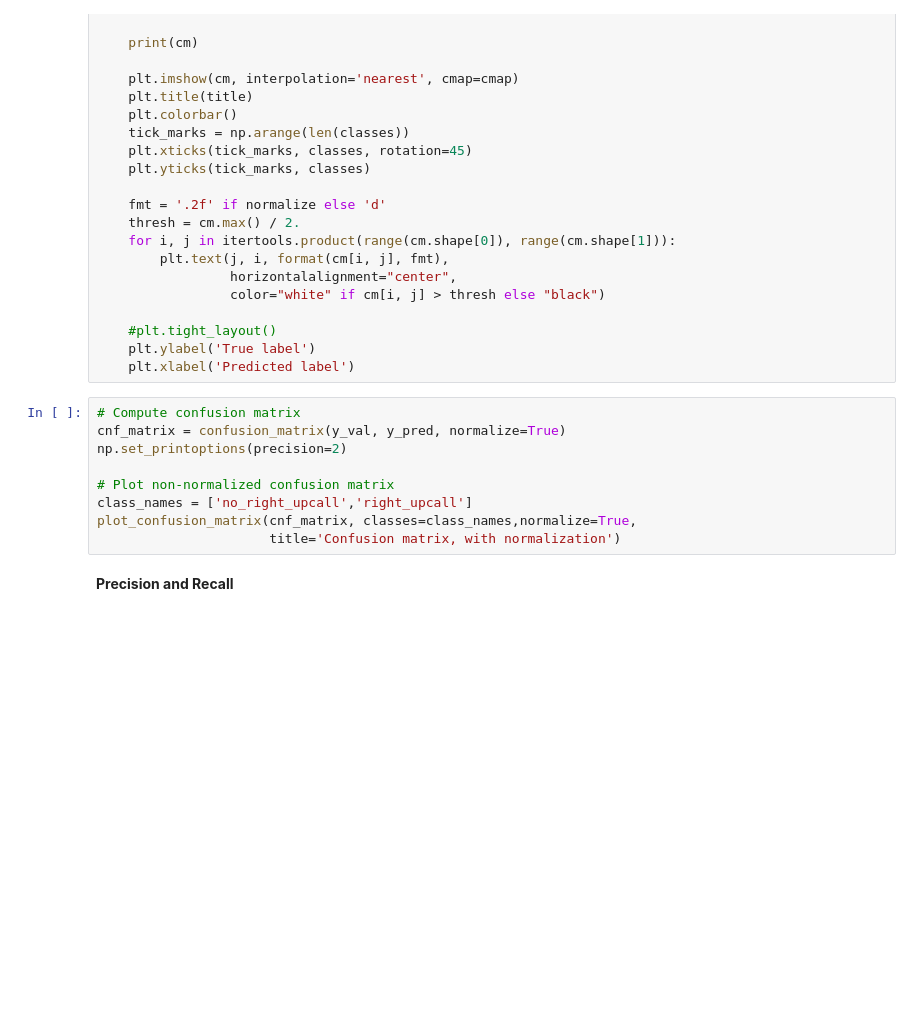
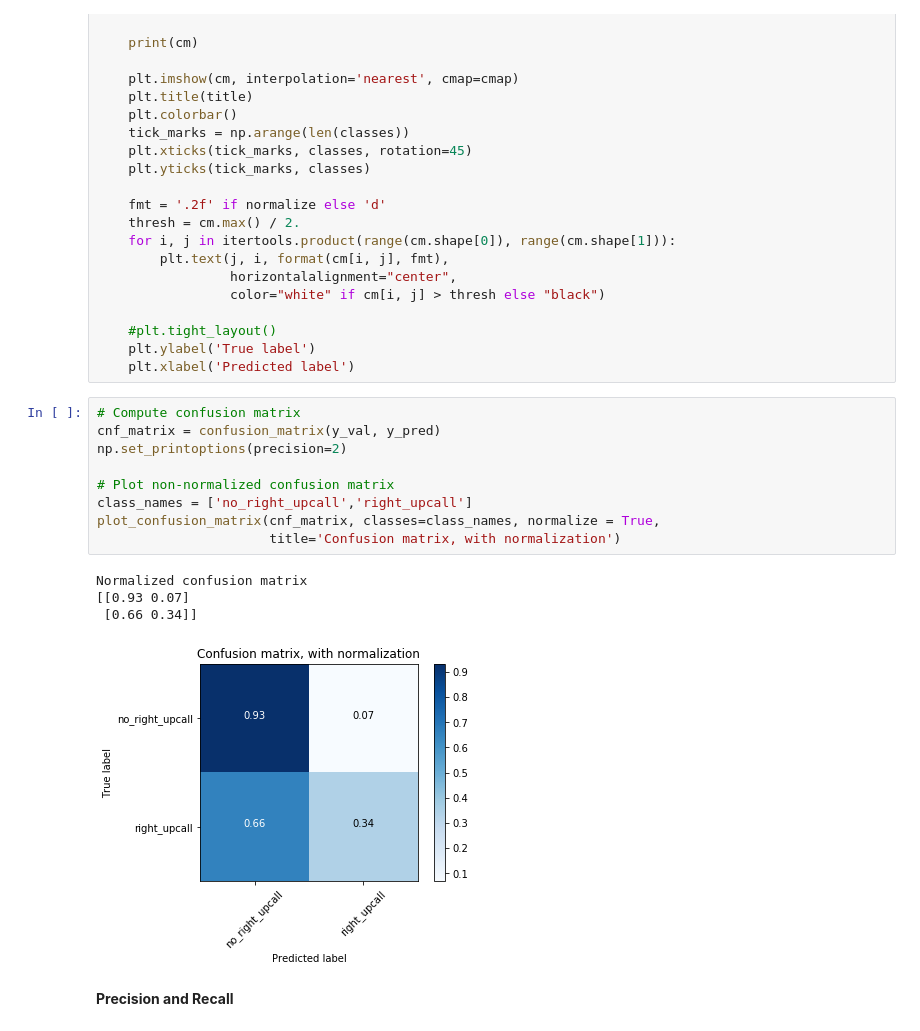
Before and after one commit to oceanhackweek/ohw19-tutorial-machine-learning, a Jupyter notebook: 3-classification.ipynb, the cells around one changed output. Drawn from its saved outputs; the diff is of its cells as text; blank space fills up the shorter version.

```diff
--- a/3-classification.ipynb
+++ b/3-classification.ipynb
@@ -180,13 +191,18 @@ def plot_confusion_matrix(cm, classes,
     plt.xlabel('Predicted label')
 # %%
 # Compute confusion matrix
-cnf_matrix = confusion_matrix(y_val, y_pred, normalize=True)
+cnf_matrix = confusion_matrix(y_val, y_pred)
 np.set_printoptions(precision=2)
 
 # Plot non-normalized confusion matrix
 class_names = ['no_right_upcall','right_upcall']
-plot_confusion_matrix(cnf_matrix, classes=class_names,normalize=True,
+plot_confusion_matrix(cnf_matrix, classes=class_names, normalize = True,
                       title='Confusion matrix, with normalization')
+# %% [output]
+Normalized confusion matrix
+[[0.93 0.07]
+ [0.66 0.34]]
+[figure, added]
 # %% [markdown]
 **Precision and Recall**
 # %% [markdown]
```
Also changed, not shown: parts of 12 cells of this notebook.
